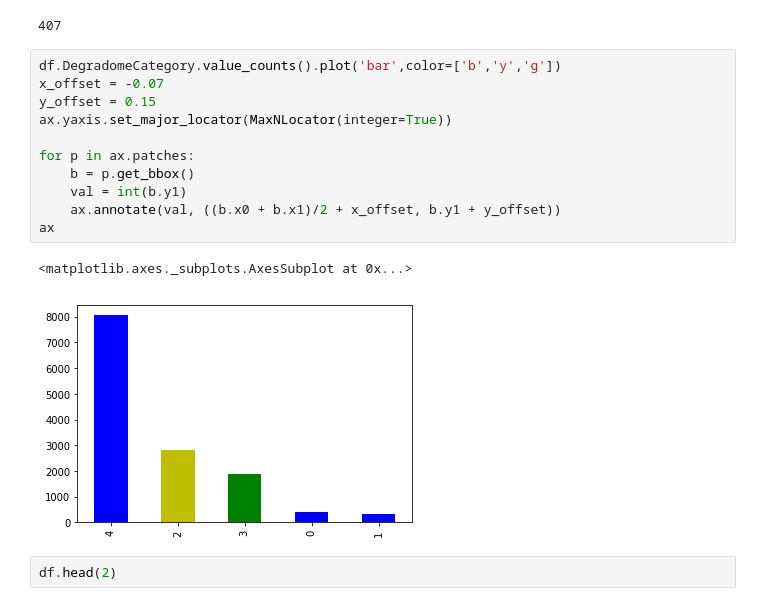
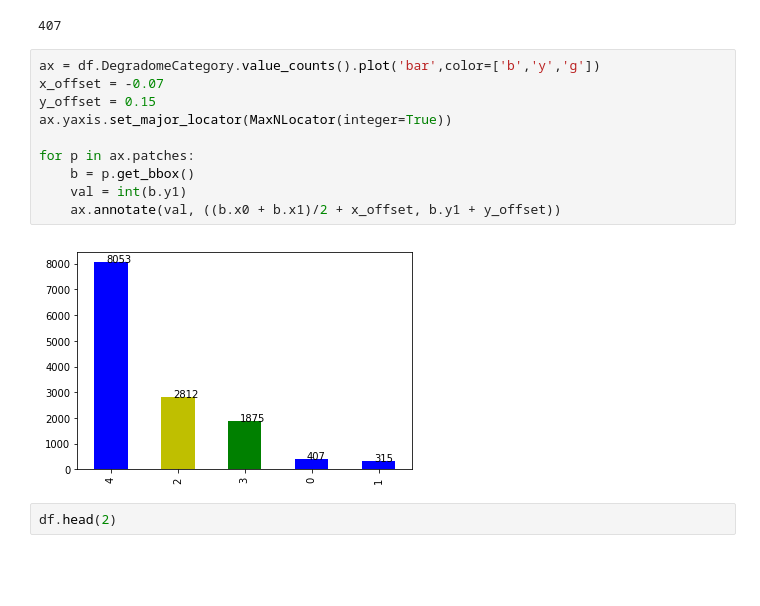
Before and after one commit to juancresc/mirna_mite, a Jupyter notebook: 2_analysis/2_cleavage.ipynb, the cells around one changed output. Cells and saved outputs as stored; diff of their text form; blank space fills up the shorter version.

```diff
--- a/2_analysis/2_cleavage.ipynb
+++ b/2_analysis/2_cleavage.ipynb
@@ -41,19 +41,17 @@ print(len(df[df.DegradomeCategory == 0].index))
 # %% [output]
 407
 # %%
-df.DegradomeCategory.value_counts().plot('bar',color=['b','y','g'])
+ax = df.DegradomeCategory.value_counts().plot('bar',color=['b','y','g'])
 x_offset = -0.07
 y_offset = 0.15
 ax.yaxis.set_major_locator(MaxNLocator(integer=True))
 
 for p in ax.patches:
     b = p.get_bbox()
     val = int(b.y1)
     ax.annotate(val, ((b.x0 + b.x1)/2 + x_offset, b.y1 + y_offset))
-ax
 # %% [output]
-<matplotlib.axes._subplots.AxesSubplot at 0x...>
-[figure, old version]
+[figure, new version]
 # %%
 df.head(2)
 # %% [output]
```
Also changed, not shown: parts of 3 cells of this notebook, 4 other files.
